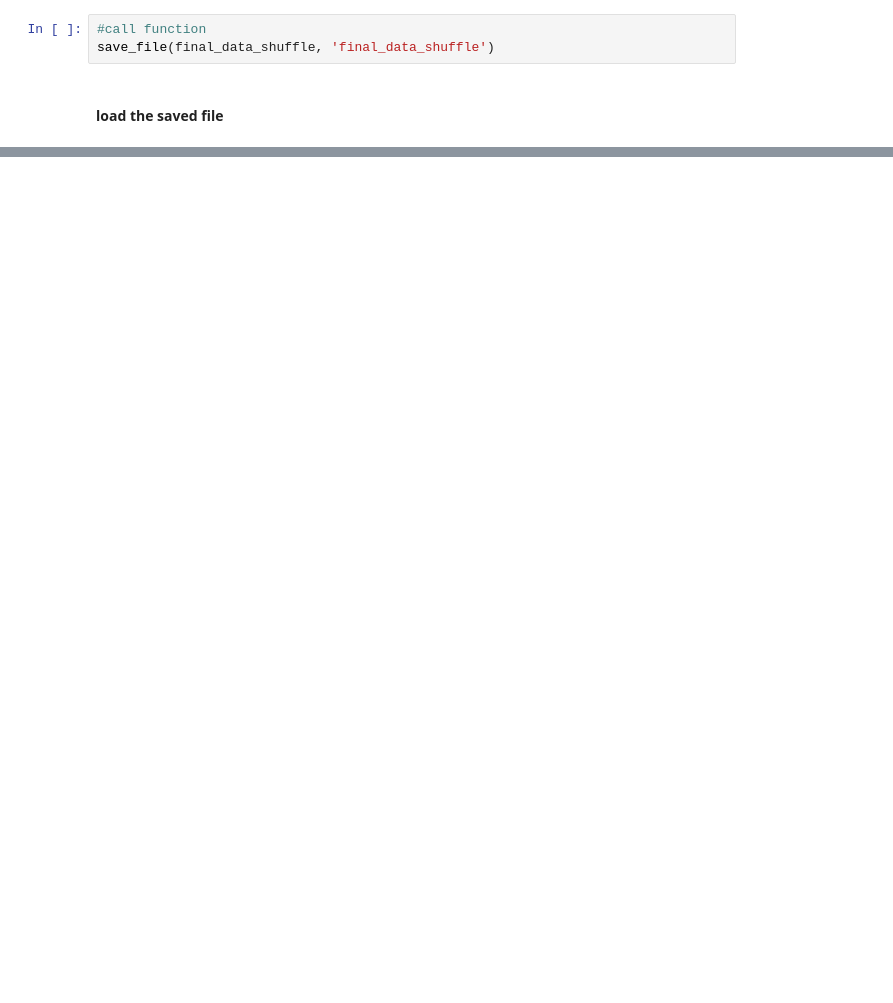
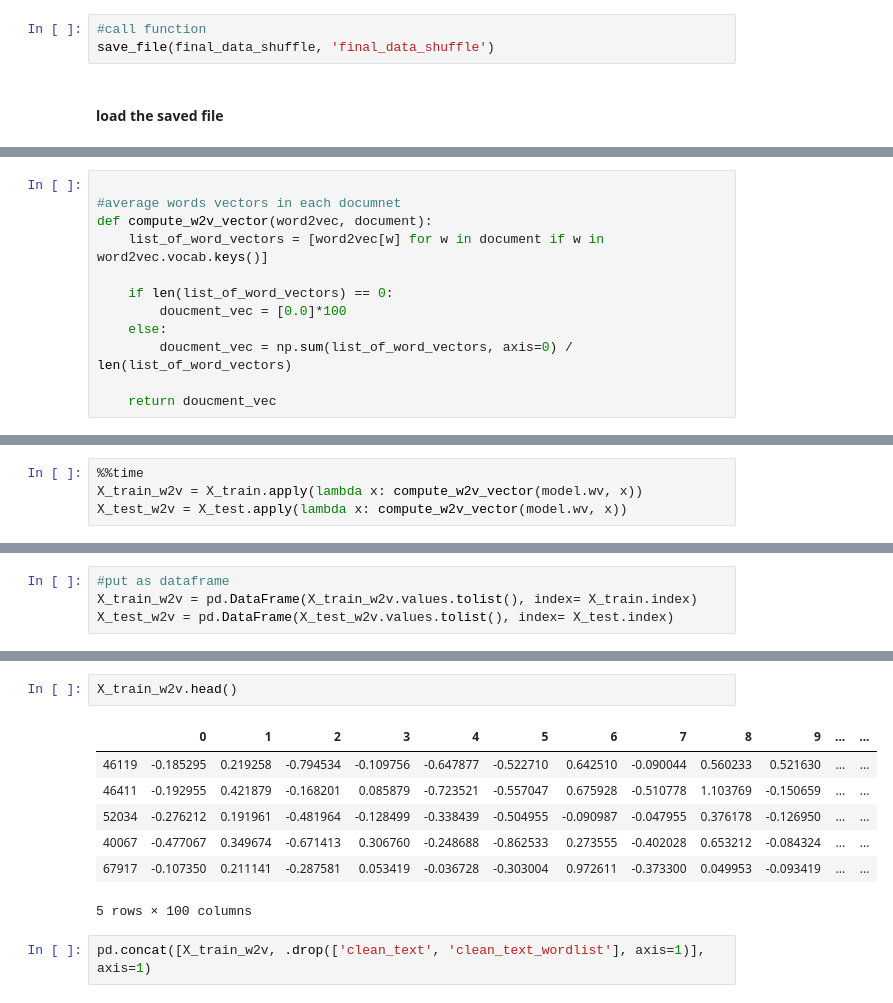
Before and after one commit to glingden/NLP-Sentiment-Analysis, a Jupyter notebook: sentiment_analysis.ipynb, the cells around one changed output, grey strips where cells are left out. Saved outputs shown, nothing was run; the diff lists cells and outputs as text; blank space fills up the shorter version.

```diff
--- a/sentiment_analysis.ipynb
+++ b/sentiment_analysis.ipynb
@@ -990,0 +939,12 @@ Embedding(vocab_length, 20, input_length=length_long_sentence)
+# %%
+
+#average words vectors in each documnet
+def compute_w2v_vector(word2vec, document):
+    list_of_word_vectors = [word2vec[w] for w in document if w in word2vec.vocab.keys()]
+
+    if len(list_of_word_vectors) == 0:
+        doucment_vec = [0.0]*100
+    else:
+        doucment_vec = np.sum(list_of_word_vectors, axis=0) / len(list_of_word_vectors)
+
+    return doucment_vec
@@ -990,0 +960,4 @@ Embedding(vocab_length, 20, input_length=length_long_sentence)
+# %%
+%%time
+X_train_w2v = X_train.apply(lambda x: compute_w2v_vector(model.wv, x))
+X_test_w2v = X_test.apply(lambda x: compute_w2v_vector(model.wv, x))
@@ -990,0 +967,4 @@ Embedding(vocab_length, 20, input_length=length_long_sentence)
+# %%
+#put as dataframe
+X_train_w2v = pd.DataFrame(X_train_w2v.values.tolist(), index= X_train.index)
+X_test_w2v = pd.DataFrame(X_test_w2v.values.tolist(), index= X_test.index)
@@ -990,0 +980,12 @@ Embedding(vocab_length, 20, input_length=length_long_sentence)
+# %%
+X_train_w2v.head()
+# %% [output]
+|  | 0 | 1 | 2 | 3 | 4 | 5 | 6 | 7 | 8 | 9 | ... | ... |
+| 46119 | -0.185295 | 0.219258 | -0.794534 | -0.109756 | -0.647877 | -0.522710 | 0.642510 | -0.090044 | 0.560233 | 0.521630 | ... | ... |
+| 46411 | -0.192955 | 0.421879 | -0.168201 | 0.085879 | -0.723521 | -0.557047 | 0.675928 | -0.510778 | 1.103769 | -0.150659 | ... | ... |
+| 52034 | -0.276212 | 0.191961 | -0.481964 | -0.128499 | -0.338439 | -0.504955 | -0.090987 | -0.047955 | 0.376178 | -0.126950 | ... | ... |
+| 40067 | -0.477067 | 0.349674 | -0.671413 | 0.306760 | -0.248688 | -0.862533 | 0.273555 | -0.402028 | 0.653212 | -0.084324 | ... | ... |
+| 67917 | -0.107350 | 0.211141 | -0.287581 | 0.053419 | -0.036728 | -0.303004 | 0.972611 | -0.373300 | 0.049953 | -0.093419 | ... | ... |
+5 rows × 100 columns
+# %%
+pd.concat([X_train_w2v, .drop(['clean_text', 'clean_text_wordlist'], axis=1)], axis=1)
```
Also changed, not shown: parts of 64 cells of this notebook.
